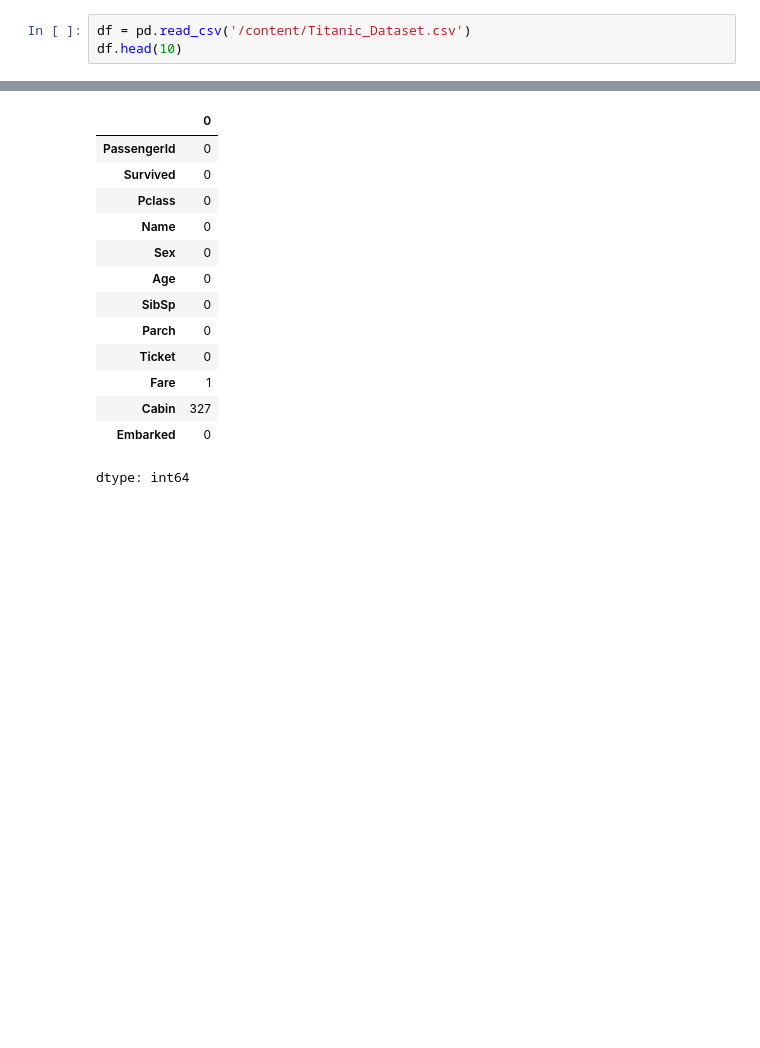
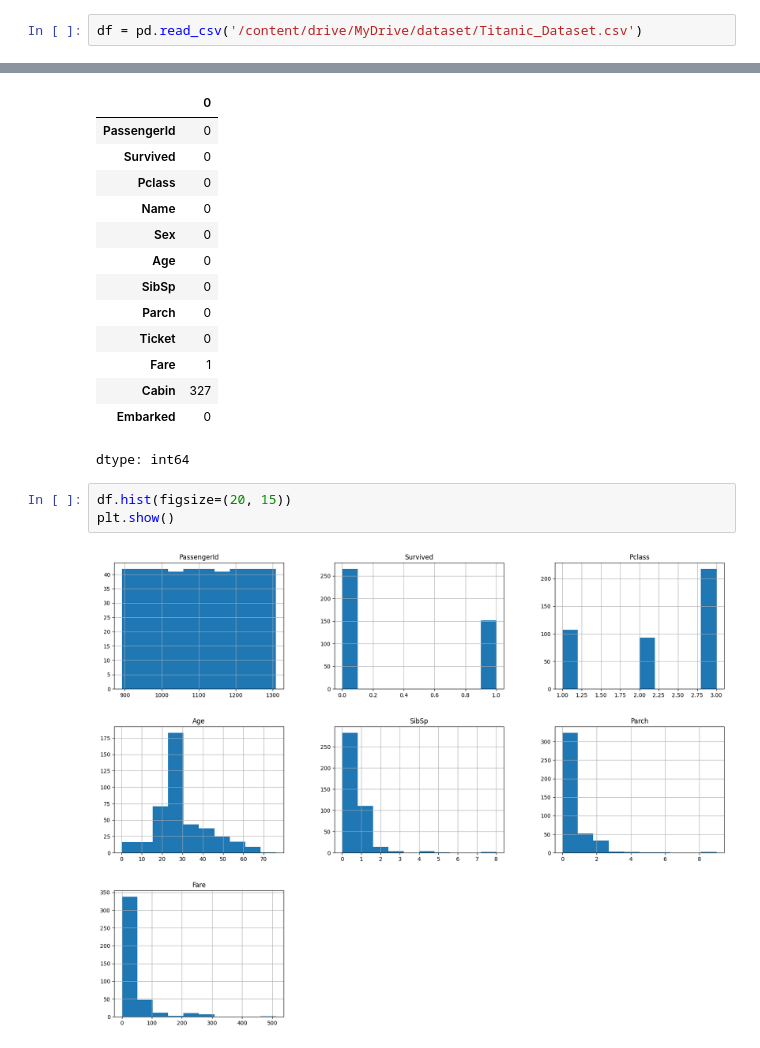
Before and after one commit to raisul-labs/99_days_of_coding_MLOps_With_CPC, a Jupyter notebook: phase-1/day-007/day-007.ipynb, the cells around one changed output, grey strips where cells are left out. Drawn from its saved outputs; the diff is of its cells as text; blank space fills up the shorter version.

```diff
--- a/phase-1/day-007/day-007.ipynb
+++ b/phase-1/day-007/day-007.ipynb
@@ -9,3 +14,2 @@ from scipy import stats
 # %%
-df = pd.read_csv('/content/Titanic_Dataset.csv')
-df.head(10)
+df = pd.read_csv('/content/drive/MyDrive/dataset/Titanic_Dataset.csv')
@@ -95,3 +87,8 @@ df.isnull().sum()
 | Cabin | 327 |
 | Embarked | 0 |
 dtype: int64
+# %%
+df.hist(figsize=(20, 15))
+plt.show()
+# %% [output]
+[figure, added]
```
Also changed, not shown: parts of 3 cells of this notebook.
